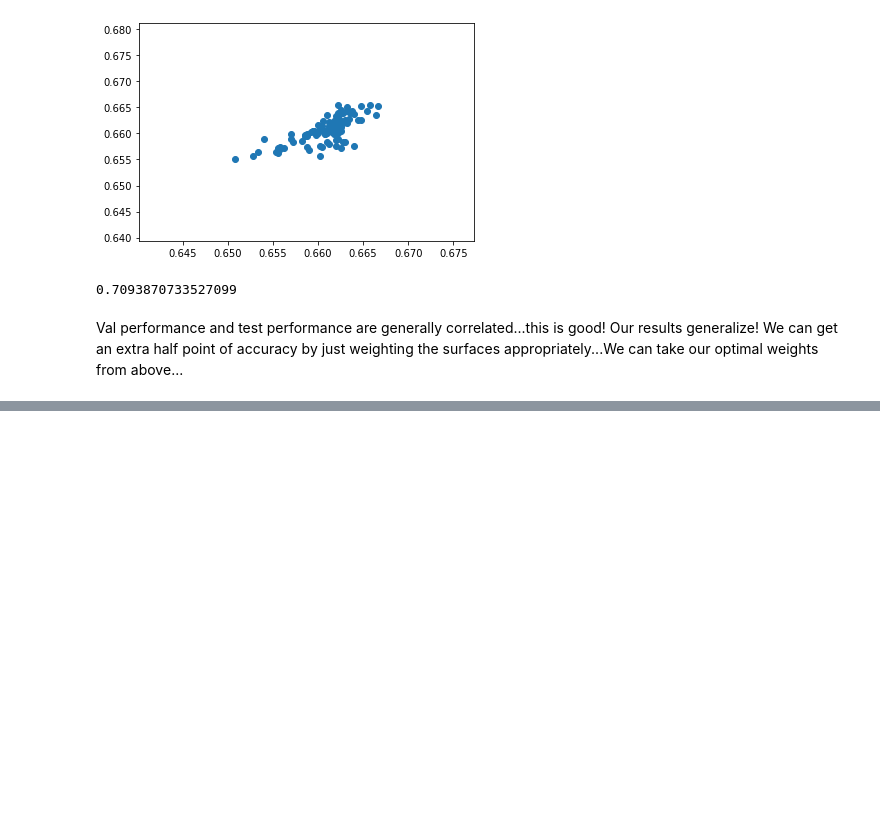
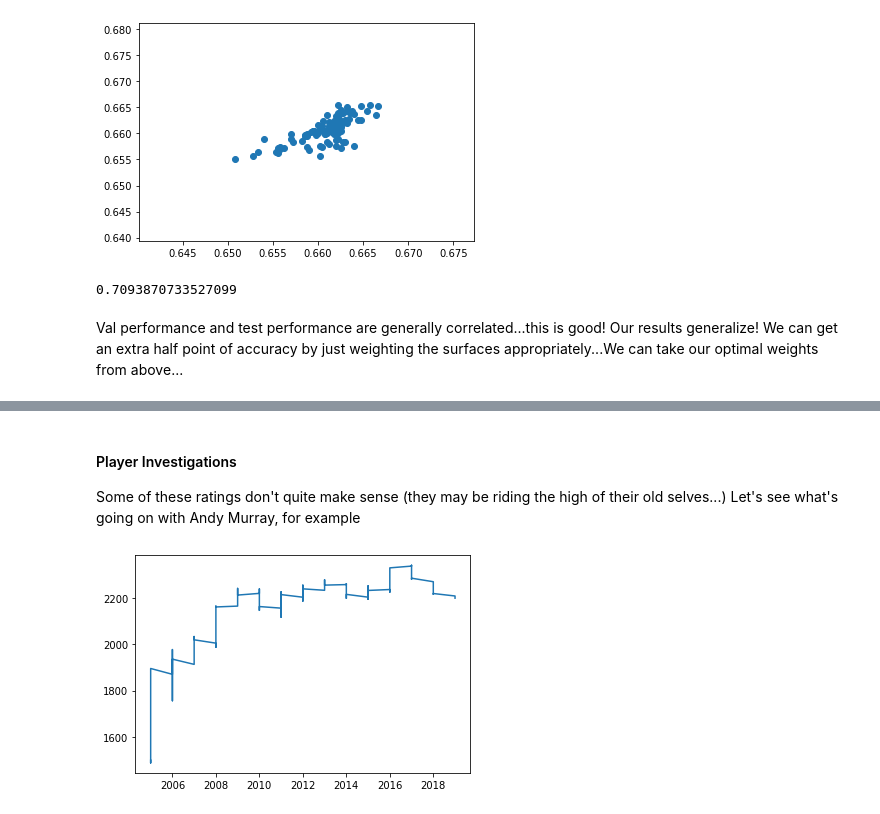
Before and after one commit to siddjagadish/tennis_new, a Jupyter notebook: tennis_new/model/Grass ELO Model.ipynb, the cells around one changed output, grey strips where cells are left out. Drawn from its saved outputs; the diff is of its cells as text; code cells hidden in the pictures; blank space fills up the shorter version.

Commit message:
Now have dates in data...still need to include challenger tour

```diff
--- a/tennis_new/model/Grass ELO Model.ipynb
+++ b/tennis_new/model/Grass ELO Model.ipynb
@@ -180,0 +171,16 @@ Val performance and test performance are generally correlated...this is good!  O
+# %%
+BEST_WEIGHTS = {
+    'Hard': 0.71,
+    'Clay': 0.36,
+    'Grass': 1.,
+    'Carpet': 0.8
+}
+
+_weights = jd['tourney_surface'].map(lambda x: BEST_WEIGHTS[x])
+best_elo = ELOModel(winner_mod=True)
+best_elo.fit_and_backfill(
+    jd['winner_name'].tolist(),
+    jd['loser_name'].tolist(),
+    jd['match_id'].tolist(),
+    weights=_weights
+)
@@ -180,0 +229,33 @@ Val performance and test performance are generally correlated...this is good!  O
+# %% [markdown]
+#### Player Investigations
+
+Some of these ratings don't quite make sense (they may be riding the high of their old selves...) Let's see what's going on with Andy Murray, for example
+# %%
+best_history_df = pd.DataFrame(best_elo.history)
+jd_with_history = pd.merge(jd, best_history_df, on='match_id')
+
+def plot_player_over_time(history_df, pid):
+    rel = jd_with_history[
+        (jd_with_history['p1_id'] == pid) | (jd_with_history['p2_id'] == pid)
+    ]
+    elos = rel[[
+        'p1_id',
+        'p2_id',
+        'elo1',
+        'elo2'
+    ]].apply(
+        lambda x: x['elo1'] if x['p1_id'] == pid else x['elo2'],
+        axis=1
+    )
+    # plt.plot(range(len(elos)), elos)
+    plt.plot(rel['tourney_year'], elos)
+    # _x = np.array(range(0, len(elos), 50))
+    # plt.xticks(
+    #     _x.tolist(),
+    #     rel['tourney_year'].iloc[_x].tolist(),
+    #     rotation=90
+    # )
+
+plot_player_over_time(jd_with_history, 'Andy Murray')
+# %% [output]
+[figure, added]
```
Also changed, not shown: parts of 22 cells of this notebook, 5 other files.
